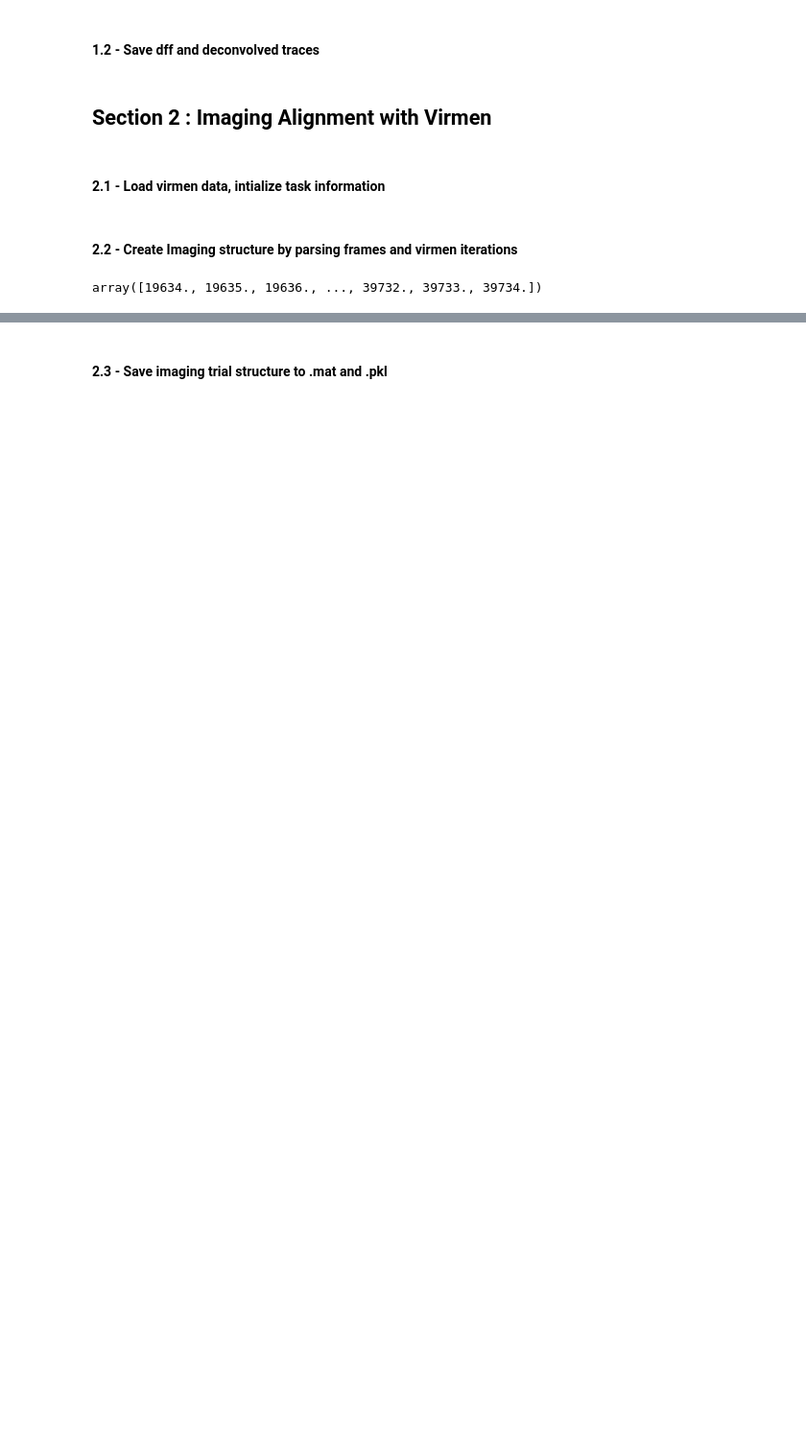
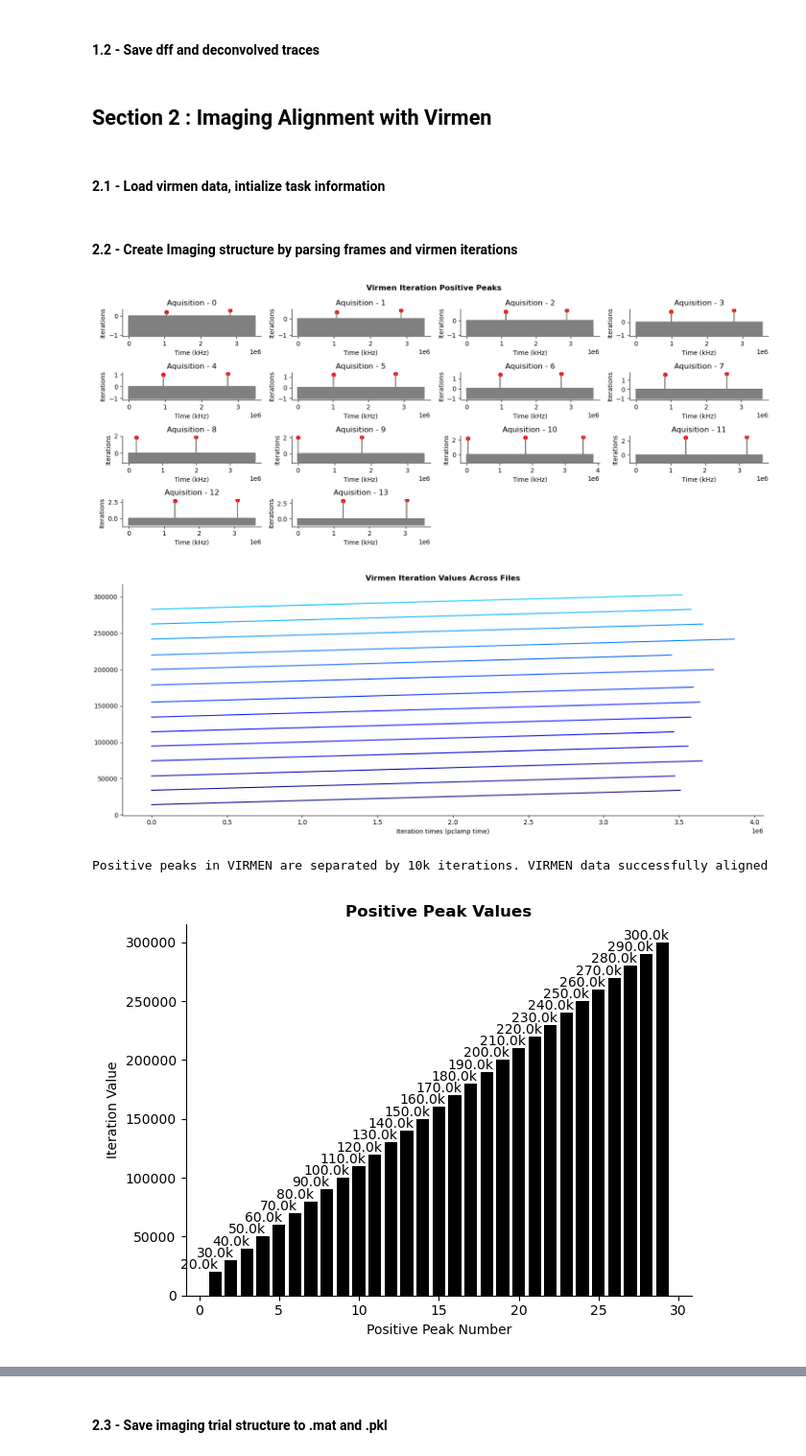
Before and after one commit to RunyanLab/Runyan_lab_data_alignment_python, a Jupyter notebook: processing_main.ipynb, the cells around one changed output, grey strips where cells are left out. Shown at 96% size. Drawn from its saved outputs; the diff is of its cells as text; code cells hidden in the pictures; blank space fills up the shorter version.

```diff
--- a/processing_main.ipynb
+++ b/processing_main.ipynb
@@ -119,14 +122,24 @@ align = alignment()
 processing = data_processing()
 
 # CHANGE THESE FOR APPROPRIATE PATHS
-mouseID = 'IA-6-3L'
-date = '2024-09-24'
-server = 'runyan4'
+mouseID = 'IG-6-1L'
+date = '2024-10-01'
+server =  f"//runyan-fs-02.bns.pitt.edu/Runyan4"
 experimenter = 'Jordyn'
 initials = 'ST'
 sync_type = 'Clampx'
-full_server = runyan4
+full_server = runyan4 #f"//runyan-fs-02.bns.pitt.edu/Akhil Data"
+
+# Change this to wherever the github repository is on your local computer
 code_directory = f'C:\\Users\\RUNYAN1\\OneDrive - University of Pittsburgh\\Documents\\GitHub\\Runyan_lab_data_alignment_python'
+
+sync_in_mouse_folder = 0 # set to 1 if sync files are stored separately in each mouse's folder
+short_mouse_name_virmen = 1 # set to 1 if virmen files are under abbreviated mouse name e.g. 'IU1' instead of 'IU-1-00'
+
+virmen_channel = 5 # set to the analogue input channel where virmen iterations are being recorded
+imaging_channel = 4 # set to the analogue input channel where the imaging y galvo is being recorded
+
+sys.path.append(code_directory)
 save_directory = f"{runyan4}\{experimenter}\ProcessedData\{mouseID}\{date}\spikes"
 
 # Make save directory and cd to it
@@ -173,53 +198,57 @@ with open(f'{save_directory}/processed_activity_py.pkl', 'wb') as f:
 # %% [markdown]
 #### **2.1 -** Load virmen data, intialize task information
 # %%
-# CHANGE THESE VALUES FOR YOUR SPECIFIC DATASET
-# Check the ITI values for the different experiments
+# ALL VALUES SET IN SECTION 0.2
 info = create_info_dict(
     mouseID=mouseID,
     date= date,
     full_server = full_server,
     experimenter = experimenter,
     sync_name = sync_type,
-
     initials = initials,
-    virmen_channel = 3,
-    imaging_channel = 2)
+    virmen_channel = virmen_channel,
+    imaging_channel = imaging_channel,
+    short_mouse_name_virmen=short_mouse_name_virmen,
+    sync_in_mouse_folder=sync_in_mouse_folder)
 
 # Sound info - should be constant, currently not used
-sound_info = {
-    "spkr_channel_number": [4, 8],
-    "speaker_ids": [1, 2],
-    "mult_spkr": 0
-}
+# sound_info = {
+#     "spkr_channel_number": [3, None],
+#     "speaker_ids": [1, 2],
+#     "mult_spkr": 0
+# }
 # %% [markdown]
 #### **2.2 -** Create Imaging structure by parsing frames and virmen iterations
 # %%
 # Load the neural activity
 act = os.path.join(info['save_path'],'spikes', 'processed_activity_py.pkl')
 with open (act, "rb") as file:
     activity = pickle.load(file)
 deconv = activity['deconv']
 dff = activity['dff']
 
 # Load the virmen data and align virmen data to digidata
 dataCell, data = align.load_virmen_data(info)
 virmen_acq = align.align_virmen_iterations_to_digidata(info['sync_base_path'], info['virmen_channel'])
 
 # Align frame times with digidata
-alignment_info = align.get_frame_times(info["imaging_base_path"], info["sync_base_path"], info["galvo_channel"], plot_on=1)
+# alignment_info = align.get_frame_times(info["imaging_base_path"], info["sync_base_path"], info["galvo_channel"], plot_on=1)
+alignment_info = align.get_frame_times_parallel(info["imaging_base_path"], info["sync_base_path"], info["galvo_channel"], plot_on=1)
 
 # Combine frame time alignment with virmen alignment to create a trialized data structure
 # with virmen data and imaging data combined
 imaging = align.align_virmen_data(dff, deconv, virmen_acq, alignment_info, data, dataCell)
 
 # Add the sound information to the imaging structure, last two inputs are speaker channel numbers
 # add channel numbers only if you are recording the sounds
-imaging = align.sound_alignment_imaging(imaging, alignment_info, info['sync_base_path'],4,[])
+imaging = align.sound_alignment_imaging(imaging, alignment_info, info['sync_base_path'],3,None)
 
-# Package frame ids for spiral code
+# Package frame ids for spiral code, not used unless for debugging if not processing stimulations
 frame_times_list = []
 for ii in range(len(alignment_info)):
     frame_times_list.append(alignment_info[ii]['frame_times'])
 # %% [output]
+[figure, added]
+[figure, added]
-array([19634., 19635., 19636., ..., 39732., 39733., 39734.])
+Positive peaks in VIRMEN are separated by 10k iterations. VIRMEN data successfully aligned
+[figure, added]
```
Also changed, not shown: parts of 40 cells of this notebook, 4 other files.
